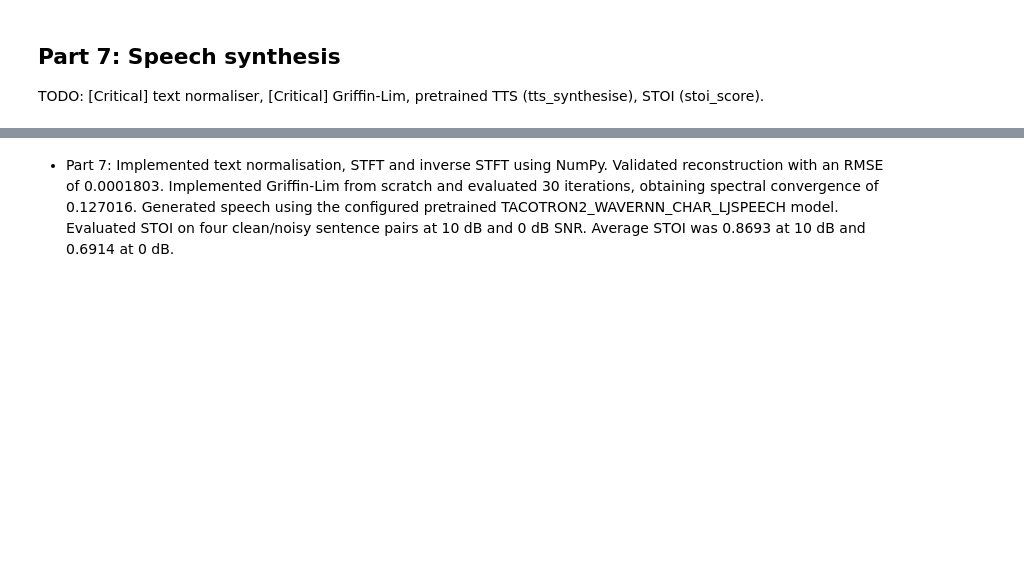
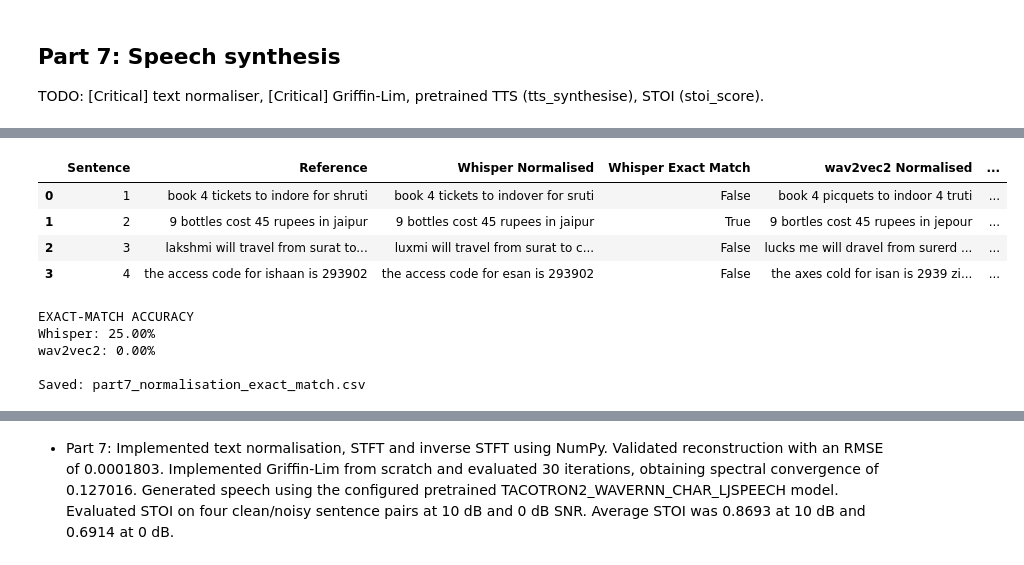
Before and after one commit to OmNanda2000/voicelab-project, a Jupyter notebook: voicelab.ipynb, the cells around one changed output, grey strips where cells are left out. Saved outputs shown, nothing was run; the diff lists cells and outputs as text; code cells hidden in the pictures; blank space fills up the shorter version.

```diff
--- a/voicelab.ipynb
+++ b/voicelab.ipynb
@@ -6596,0 +9043,8 @@ for text in test_texts:
+# %%
+print("WRITTEN SENTENCES:")
+for i, sentence in enumerate(cfg["sentences_written"]):
+    print(f"{i + 1}. {sentence}")
+
+print("\nSPOKEN SENTENCES:")
+for i, sentence in enumerate(cfg["sentences_spoken"]):
+    print(f"{i + 1}. {sentence}")
@@ -6597,3 +9063,75 @@ for text in test_texts:
+# %%
+
+# PART 7: TEXT NORMALISATION EXACT-MATCH EVALUATION
+
+import pandas as pd
+
+references = cfg["sentences_spoken"]
+
+# Use clean-condition ASR hypotheses already evaluated in Part 6
+evaluation = []
+
+for i, reference in enumerate(references):
+
+    whisper_hypothesis = whisper_noise_results[
+        f"sent_{i}_clean"
+    ]["hypothesis"]
+
+    wav2vec2_hypothesis = noise_results[
+        f"sent_{i}_clean"
+    ]["hypothesis"]
+
+    normalised_reference = text_normalise(reference)
+
+    whisper_normalised = text_normalise(whisper_hypothesis)
+    wav2vec2_normalised = text_normalise(wav2vec2_hypothesis)
+
+    evaluation.append({
+        "Sentence": i + 1,
+        "Reference": normalised_reference,
+        "Whisper Normalised": whisper_normalised,
+        "Whisper Exact Match": (
+            normalised_reference == whisper_normalised
+        ),
+        "wav2vec2 Normalised": wav2vec2_normalised,
+        "wav2vec2 Exact Match": (
+            normalised_reference == wav2vec2_normalised
+        )
+    })
+
+normalisation_df = pd.DataFrame(evaluation)
+
+display(normalisation_df)
+
+whisper_accuracy = normalisation_df[
+    "Whisper Exact Match"
+].mean() * 100
+
+wav2vec2_accuracy = normalisation_df[
+    "wav2vec2 Exact Match"
+].mean() * 100
+
+print("\nEXACT-MATCH ACCURACY")
+print(f"Whisper: {whisper_accuracy:.2f}%")
+print(f"wav2vec2: {wav2vec2_accuracy:.2f}%")
+
+normalisation_df.to_csv(
+    "part7_normalisation_exact_match.csv",
+    index=False
+)
+
+print("\nSaved: part7_normalisation_exact_match.csv")
+# %% [output]
+|  | Sentence | Reference | Whisper Normalised | Whisper Exact Match | wav2vec2 Normalised | ... |
+| 0 | 1 | book 4 tickets to indore for shruti | book 4 tickets to indover for sruti | False | book 4 picquets to indoor 4 truti | ... |
+| 1 | 2 | 9 bottles cost 45 rupees in jaipur | 9 bottles cost 45 rupees in jaipur | True | 9 bortles cost 45 rupees in jepour | ... |
+| 2 | 3 | lakshmi will travel from surat to... | luxmi will travel from surat to c... | False | lucks me will dravel from surerd ... | ... |
+| 3 | 4 | the access code for ishaan is 293902 | the access code for esan is 293902 | False | the axes cold for isan is 2939 zi... | ... |
+EXACT-MATCH ACCURACY
+Whisper: 25.00%
+wav2vec2: 0.00%
+
+Saved: part7_normalisation_exact_match.csv
 # %%
 import inspect
 
```
Also changed, not shown: parts of 201 cells of this notebook.
